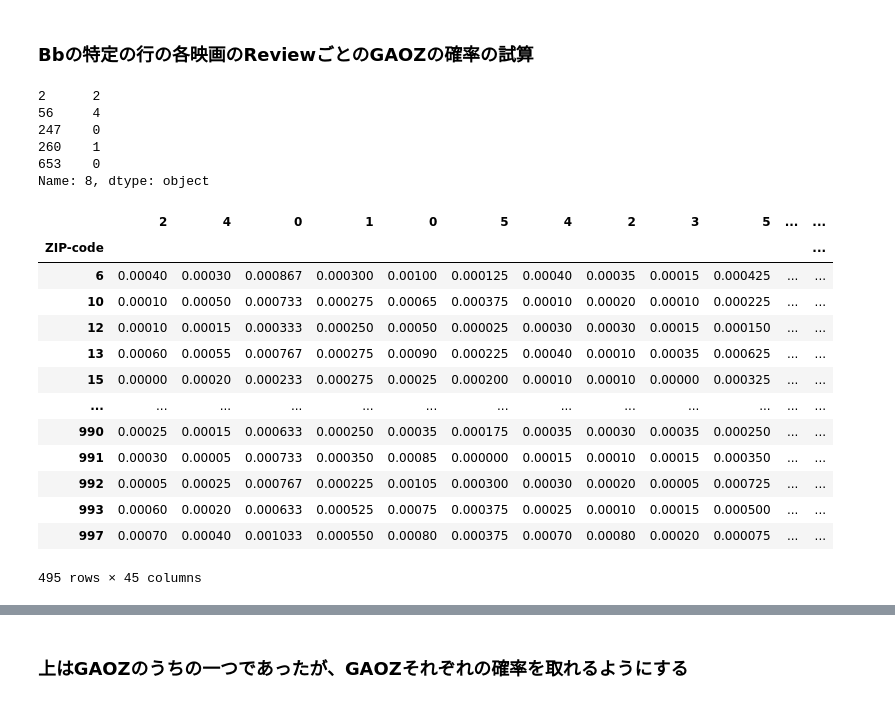
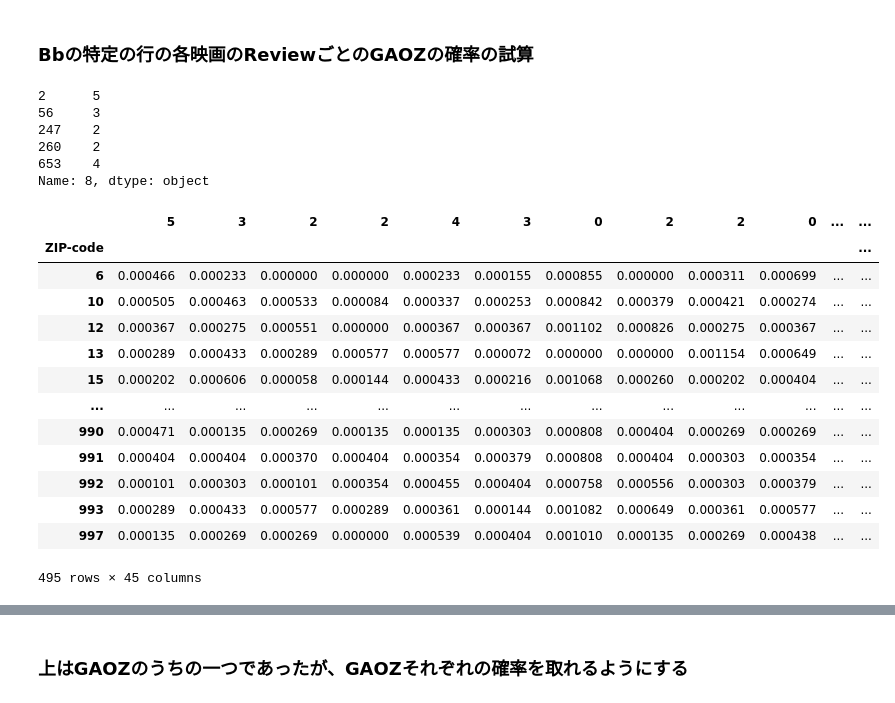
Before and after one commit to dorakemon/pws2024_attack, a Jupyter notebook: sandbox/mae_attack_neo.ipynb, the cells around one changed output, grey strips where cells are left out. Saved outputs shown, nothing was run; the diff lists cells and outputs as text; code cells hidden in the pictures.

```diff
--- a/sandbox/mae_attack_neo.ipynb
+++ b/sandbox/mae_attack_neo.ipynb
@@ -4,7 +4,10 @@ import numpy as np
 import warnings
 warnings.simplefilter(action='ignore', category=FutureWarning)
 # %%
-ATTACK_TARGET = "01"
+ATTACK_TARGET = "02"
+MAIN = False # True: メインの攻撃, False: 予備選の攻撃
+
+DIR = "../data" if MAIN else "../predata/anonymization_data"
 
 """
 01	宮地研.exe
@@ -77,7 +80,7 @@ from os import listdir
 #c0~c9に対するdfのリスト
 c_data_list = []
 
-files = listdir("../data")
+files = listdir(DIR)
 
 for i in range(10):
     file = None
@@ -88,7 +91,7 @@ for i in range(10):
     if file is None:
         print(f)
         raise("File not found")
-    c_data = pd.read_csv(f"../data/C{ATTACK_TARGET}_{i}.csv")
+    c_data = pd.read_csv(f"{DIR}/C{ATTACK_TARGET}_{i}.csv")
     c_data_list.append(c_data)
 
 c_data_list[0]
@@ -121,5 +124,5 @@ Ba.head()
 # %%
-Bb = pd.read_csv(f"../data/B{ATTACK_TARGET}b.csv")
+Bb = pd.read_csv(f"{DIR}/B{ATTACK_TARGET}b.csv")
 Bb.head()
 # %% [output]
 |  | 2 | 56 | 247 | 260 | 653 | 673 | 810 | 885 | 1009 | 1073 | ... | ... |
@@ -202,0 +212,14 @@ Total number of cross tabulations: 184
+# %%
+def normalize_gaoz_categories(cross_tab):
+    # 各カテゴリの重みを計算（全て等しくなるように）
+    category_weight = 1 / len(cross_tab)
+    # 各行を正規化し、カテゴリの重みを適用
+    normalized = cross_tab.div(cross_tab.sum(axis=1), axis=0) * category_weight
+    return normalized
+
+# 全てのクロス集計表に対して新しい正規化を適用
+normalized_cross_tabs = {}
+for key, cross_tab in cross_tabs.items():
+    normalized_cross_tabs[key] = normalize_gaoz_categories(cross_tab)
+
+normalize_gaoz_categories(cross_tabs[cross_tab_pairs[0]])
@@ -203,45 +256,46 @@ Total number of cross tabulations: 184
 # %% [markdown]
 ### Bbの特定の行の各映画のReviewごとのGAOZの確率の試算
 # %%
+# Bbの指定した行を取得
 target_Bb_row_index = 8
 target_Bb_row = Bb.iloc[target_Bb_row_index]
 target_Bb_row[:5]
 # %% [output]
-2      2
-56     4
-247    0
-260    1
-653    0
+2      5
+56     3
+247    2
+260    2
+653    4
 Name: 8, dtype: object
 # %%
 target_gaoz = "ZIP-code" # "Age" | "Occupation" | "ZIP-code"
 
 # 各映画IDに対する target_cross を格納するリスト
 target_BB_row_cross_tabs = []
 
 for movie_id in MOVIE_IDS:
-    cross_tab = cross_tabs[(target_gaoz, movie_id)]
+    cross_tab = normalized_cross_tabs[(target_gaoz, movie_id)]
     # Bbの対象行の映画の評価値を取得
     bb_review_value_for_selected_movie = target_Bb_row[movie_id]
     if bb_review_value_for_selected_movie == "*":
         continue
     target_cross_tab = cross_tab[int(bb_review_value_for_selected_movie)]
     target_BB_row_cross_tabs.append(target_cross_tab)
 
 target_BB_row_cross_tabs = pd.concat(target_BB_row_cross_tabs, axis=1)
 target_BB_row_cross_tabs
 # %% [output]
-|  | 2 | 4 | 0 | 1 | 0 | 5 | 4 | 2 | 3 | 5 | ... | ... |
+|  | 5 | 3 | 2 | 2 | 4 | 3 | 0 | 2 | 2 | 0 | ... | ... |
 | ZIP-code |  |  |  |  |  |  |  |  |  |  |  | ... |
-| 6 | 0.00040 | 0.00030 | 0.000867 | 0.000300 | 0.00100 | 0.000125 | 0.00040 | 0.00035 | 0.00015 | 0.000425 | ... | ... |
-| 10 | 0.00010 | 0.00050 | 0.000733 | 0.000275 | 0.00065 | 0.000375 | 0.00010 | 0.00020 | 0.00010 | 0.000225 | ... | ... |
-| 12 | 0.00010 | 0.00015 | 0.000333 | 0.000250 | 0.00050 | 0.000025 | 0.00030 | 0.00030 | 0.00015 | 0.000150 | ... | ... |
-| 13 | 0.00060 | 0.00055 | 0.000767 | 0.000275 | 0.00090 | 0.000225 | 0.00040 | 0.00010 | 0.00035 | 0.000625 | ... | ... |
-| 15 | 0.00000 | 0.00020 | 0.000233 | 0.000275 | 0.00025 | 0.000200 | 0.00010 | 0.00010 | 0.00000 | 0.000325 | ... | ... |
+| 6 | 0.000466 | 0.000233 | 0.000000 | 0.000000 | 0.000233 | 0.000155 | 0.000855 | 0.000000 | 0.000311 | 0.000699 | ... | ... |
+| 10 | 0.000505 | 0.000463 | 0.000533 | 0.000084 | 0.000337 | 0.000253 | 0.000842 | 0.000379 | 0.000421 | 0.000274 | ... | ... |
+| 12 | 0.000367 | 0.000275 | 0.000551 | 0.000000 | 0.000367 | 0.000367 | 0.001102 | 0.000826 | 0.000275 | 0.000367 | ... | ... |
+| 13 | 0.000289 | 0.000433 | 0.000289 | 0.000577 | 0.000577 | 0.000072 | 0.000000 | 0.000000 | 0.001154 | 0.000649 | ... | ... |
+| 15 | 0.000202 | 0.000606 | 0.000058 | 0.000144 | 0.000433 | 0.000216 | 0.001068 | 0.000260 | 0.000202 | 0.000404 | ... | ... |
 | ... | ... | ... | ... | ... | ... | ... | ... | ... | ... | ... | ... | ... |
-| 990 | 0.00025 | 0.00015 | 0.000633 | 0.000250 | 0.00035 | 0.000175 | 0.00035 | 0.00030 | 0.00035 | 0.000250 | ... | ... |
-| 991 | 0.00030 | 0.00005 | 0.000733 | 0.000350 | 0.00085 | 0.000000 | 0.00015 | 0.00010 | 0.00015 | 0.000350 | ... | ... |
-| 992 | 0.00005 | 0.00025 | 0.000767 | 0.000225 | 0.00105 | 0.000300 | 0.00030 | 0.00020 | 0.00005 | 0.000725 | ... | ... |
-| 993 | 0.00060 | 0.00020 | 0.000633 | 0.000525 | 0.00075 | 0.000375 | 0.00025 | 0.00010 | 0.00015 | 0.000500 | ... | ... |
-| 997 | 0.00070 | 0.00040 | 0.001033 | 0.000550 | 0.00080 | 0.000375 | 0.00070 | 0.00080 | 0.00020 | 0.000075 | ... | ... |
+| 990 | 0.000471 | 0.000135 | 0.000269 | 0.000135 | 0.000135 | 0.000303 | 0.000808 | 0.000404 | 0.000269 | 0.000269 | ... | ... |
+| 991 | 0.000404 | 0.000404 | 0.000370 | 0.000404 | 0.000354 | 0.000379 | 0.000808 | 0.000404 | 0.000303 | 0.000354 | ... | ... |
+| 992 | 0.000101 | 0.000303 | 0.000101 | 0.000354 | 0.000455 | 0.000404 | 0.000758 | 0.000556 | 0.000303 | 0.000379 | ... | ... |
+| 993 | 0.000289 | 0.000433 | 0.000577 | 0.000289 | 0.000361 | 0.000144 | 0.001082 | 0.000649 | 0.000361 | 0.000577 | ... | ... |
+| 997 | 0.000135 | 0.000269 | 0.000269 | 0.000000 | 0.000539 | 0.000404 | 0.001010 | 0.000135 | 0.000269 | 0.000438 | ... | ... |
 495 rows × 45 columns
```
Also changed, not shown: parts of 25 cells of this notebook.
